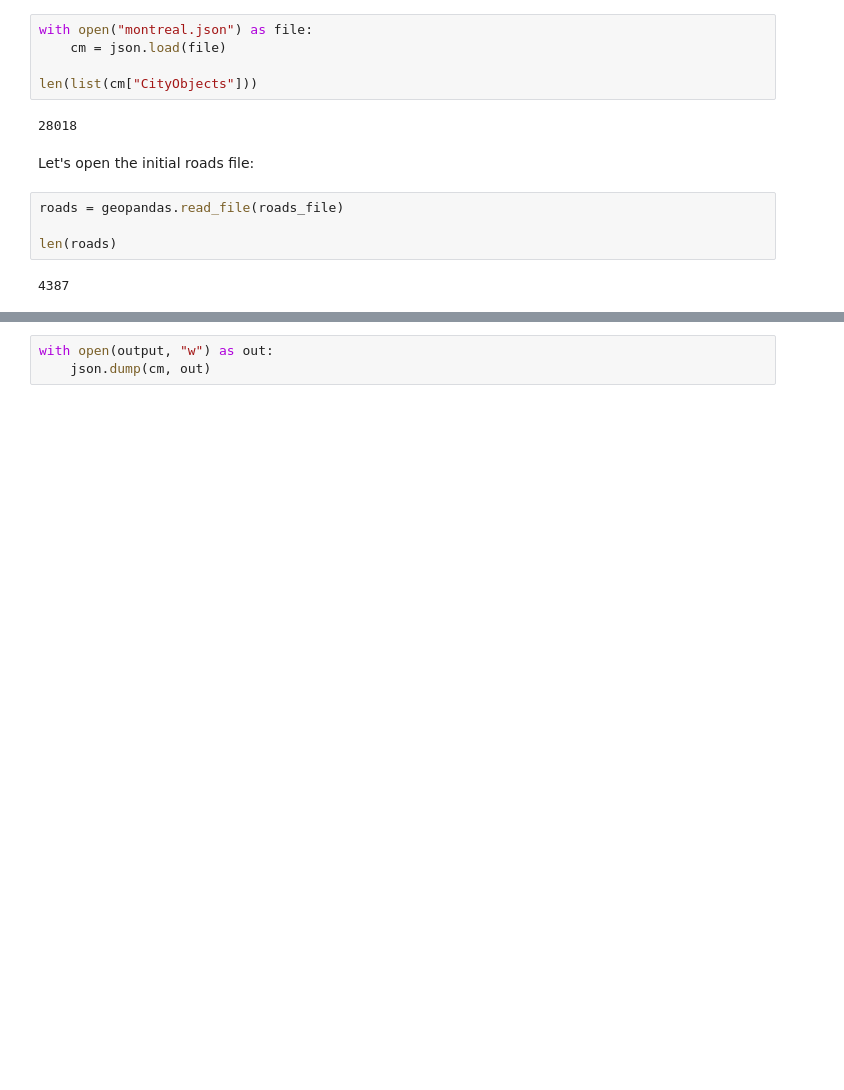
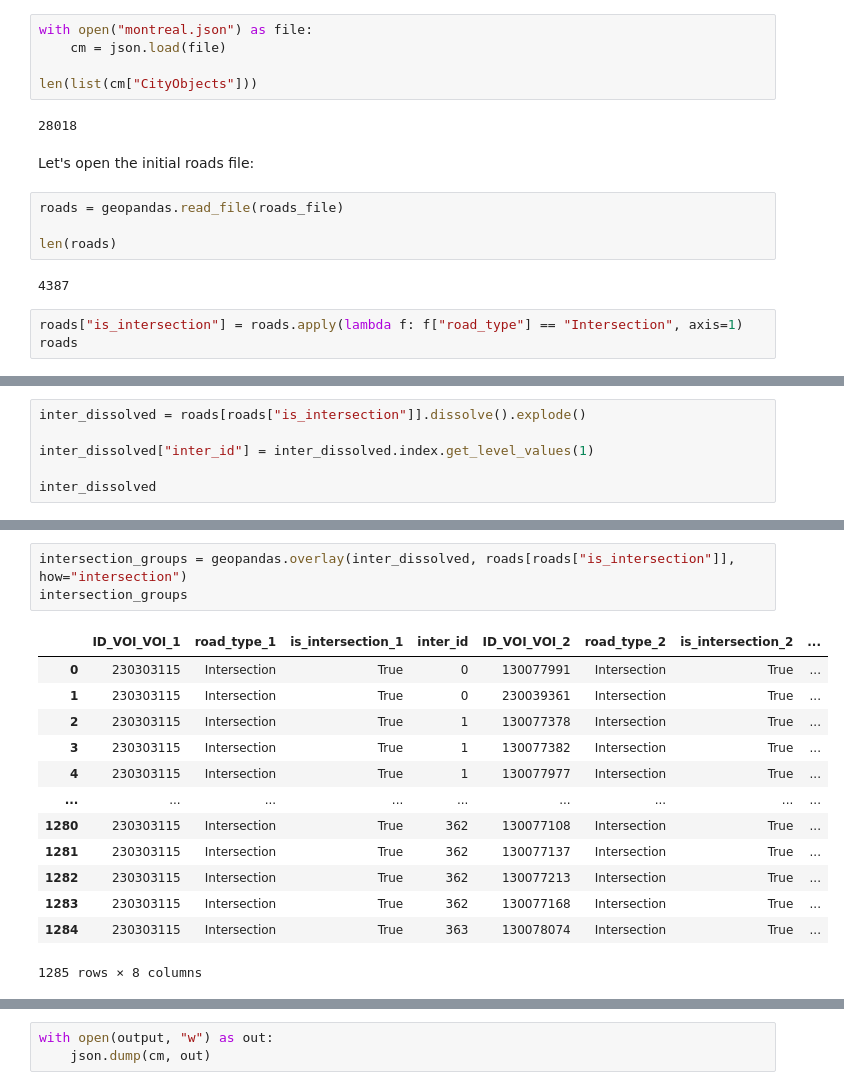
Before and after one commit to liberostelios/roads-storage, a Jupyter notebook: fix_roads.ipynb, the cells around one changed output, grey strips where cells are left out. Drawn from its saved outputs; the diff is of its cells as text; blank space fills up the shorter version.

Commit message:
Improve fix_roads script so that intersections are now merged together

```diff
--- a/fix_roads.ipynb
+++ b/fix_roads.ipynb
@@ -28,3 +28,6 @@ roads = geopandas.read_file(roads_file)
 len(roads)
 # %% [output]
 4387
+# %%
+roads["is_intersection"] = roads.apply(lambda f: f["road_type"] == "Intersection", axis=1)
+roads
@@ -30,0 +50,6 @@ len(roads)
+# %%
+inter_dissolved = roads[roads["is_intersection"]].dissolve().explode()
+
+inter_dissolved["inter_id"] = inter_dissolved.index.get_level_values(1)
+
+inter_dissolved
@@ -30,0 +70,17 @@ len(roads)
+# %%
+intersection_groups = geopandas.overlay(inter_dissolved, roads[roads["is_intersection"]], how="intersection")
+intersection_groups
+# %% [output]
+|  | ID_VOI_VOI_1 | road_type_1 | is_intersection_1 | inter_id | ID_VOI_VOI_2 | road_type_2 | is_intersection_2 | ... |
+| 0 | 230303115 | Intersection | True | 0 | 130077991 | Intersection | True | ... |
+| 1 | 230303115 | Intersection | True | 0 | 230039361 | Intersection | True | ... |
+| 2 | 230303115 | Intersection | True | 1 | 130077378 | Intersection | True | ... |
+| 3 | 230303115 | Intersection | True | 1 | 130077382 | Intersection | True | ... |
+| 4 | 230303115 | Intersection | True | 1 | 130077977 | Intersection | True | ... |
+| ... | ... | ... | ... | ... | ... | ... | ... | ... |
+| 1280 | 230303115 | Intersection | True | 362 | 130077108 | Intersection | True | ... |
+| 1281 | 230303115 | Intersection | True | 362 | 130077137 | Intersection | True | ... |
+| 1282 | 230303115 | Intersection | True | 362 | 130077213 | Intersection | True | ... |
+| 1283 | 230303115 | Intersection | True | 362 | 130077168 | Intersection | True | ... |
+| 1284 | 230303115 | Intersection | True | 363 | 130078074 | Intersection | True | ... |
+1285 rows × 8 columns
```
Also changed, not shown: parts of 15 cells of this notebook, 1 other file.
